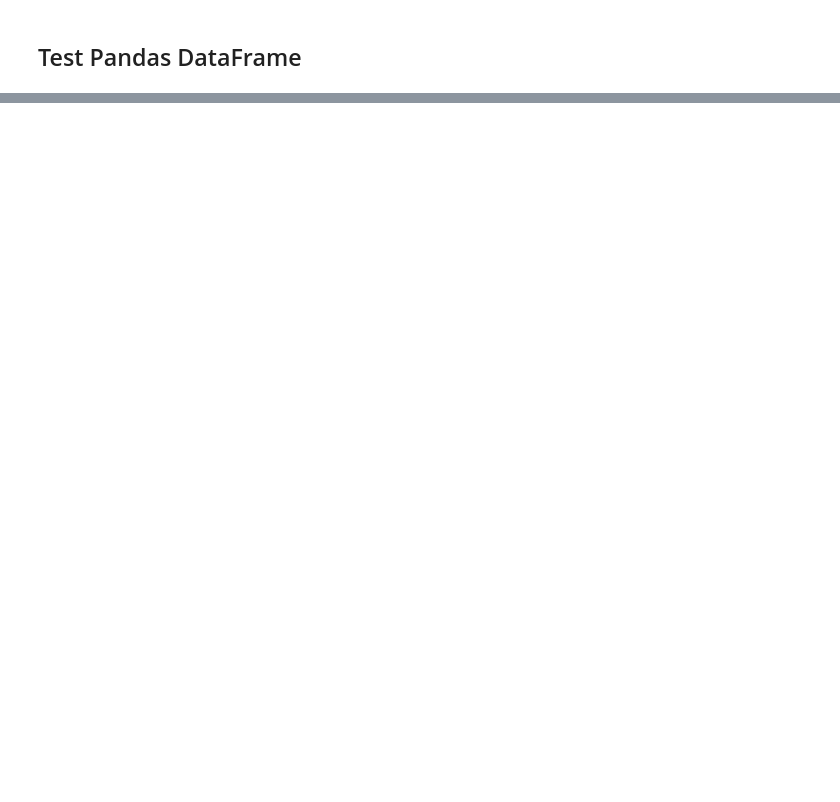
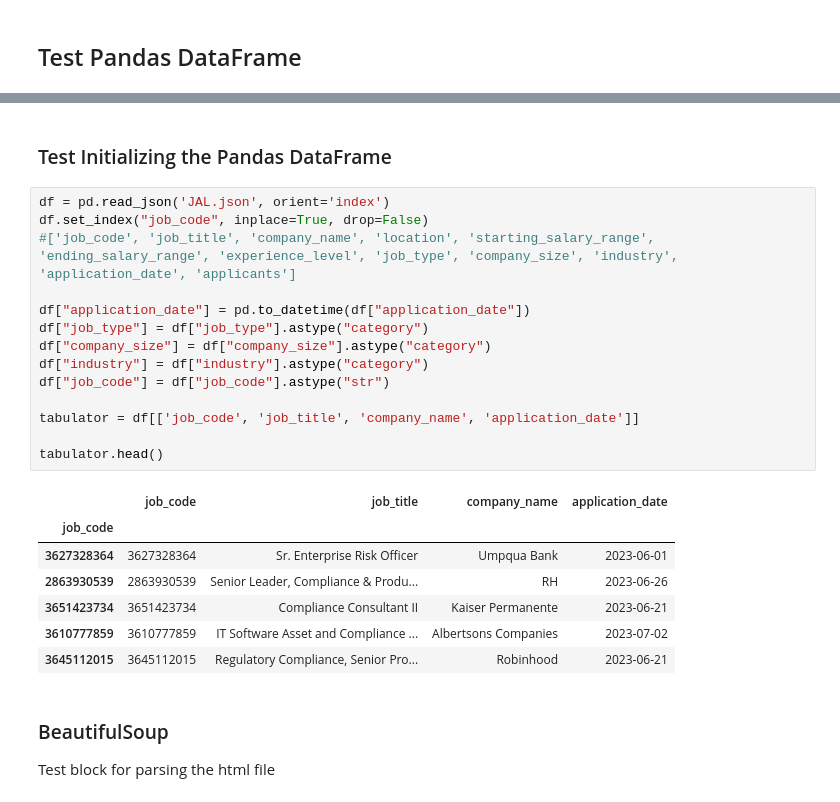
Before and after one commit to CulleyHarrelson/JAL, a Jupyter notebook: JobAppLog.ipynb, the cells around one changed output, grey strips where cells are left out. Cells and saved outputs as stored; diff of their text form; blank space fills up the shorter version.

Commit message:
Working Pandas Dataset and Tabulator Datatable

```diff
--- a/JobAppLog.ipynb
+++ b/JobAppLog.ipynb
@@ -155,3 +243,31 @@ df.head()
+# %% [markdown]
+### Test Initializing the Pandas DataFrame
+# %%
+df = pd.read_json('JAL.json', orient='index')
+df.set_index("job_code", inplace=True, drop=False)
+#['job_code', 'job_title', 'company_name', 'location', 'starting_salary_range', 'ending_salary_range', 'experience_level', 'job_type', 'company_size', 'industry', 'application_date', 'applicants']
+
+df["application_date"] = pd.to_datetime(df["application_date"])
+df["job_type"] = df["job_type"].astype("category")
+df["company_size"] = df["company_size"].astype("category")
+df["industry"] = df["industry"].astype("category")
+df["job_code"] = df["job_code"].astype("str")
+
+tabulator = df[['job_code', 'job_title', 'company_name', 'application_date']]
+
+tabulator.head()
+# %% [output]
+|  | job_code | job_title | company_name | application_date |
+| job_code |  |  |  |  |
+| 3627328364 | 3627328364 | Sr. Enterprise Risk Officer | Umpqua Bank | 2023-06-01 |
+| 2863930539 | 2863930539 | Senior Leader, Compliance & Produ... | RH | 2023-06-26 |
+| 3651423734 | 3651423734 | Compliance Consultant II | Kaiser Permanente | 2023-06-21 |
+| 3610777859 | 3610777859 | IT Software Asset and Compliance ... | Albertsons Companies | 2023-07-02 |
+| 3645112015 | 3645112015 | Regulatory Compliance, Senior Pro... | Robinhood | 2023-06-21 |
+# %% [markdown]
+### BeautifulSoup
+
+Test block for parsing the html file
 # %%
 
 
```
Also changed, not shown: parts of 4 cells of this notebook, 2 other files.
